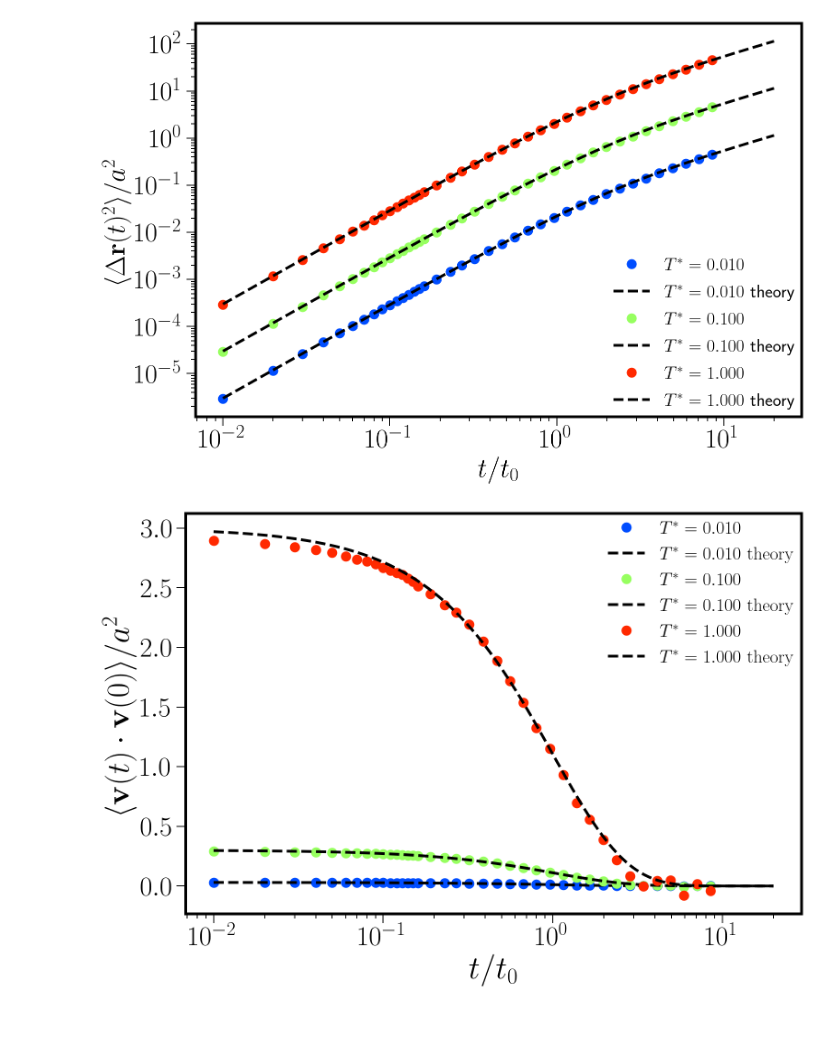
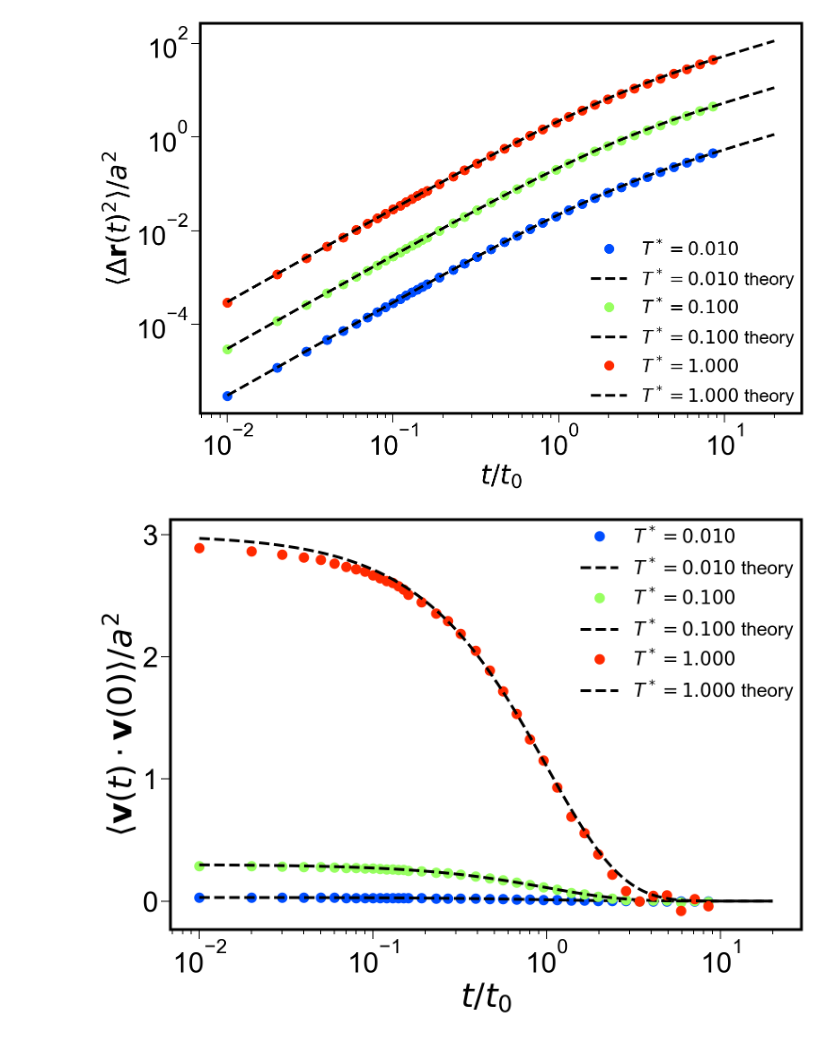
Before and after one commit to TakeshiKawasaki/2023-simulation-training, a Jupyter notebook: 2023_simulation.ipynb, the cells around one changed output. Drawn from its saved outputs; the diff is of its cells as text; code cells hidden in the pictures.

```diff
--- a/2023_simulation.ipynb
+++ b/2023_simulation.ipynb
@@ -376,7 +342,11 @@ import matplotlib.pyplot as plt
 import matplotlib.cm as cm  # colormap
 import numpy as np
 import math
-plt.rcParams["text.usetex"] =True
+# plt.rcParams["text.usetex"] =True
+
+plt.rcParams['font.family'] = 'Arial' #使用するフォント名
+plt.rcParams["font.size"] = 40
+
 fig = plt.figure(figsize=(12,8))
 temp=[0.01,0.1,1]
 
@@ -409,7 +379,7 @@ plt.subplots_adjust(wspace=0.5, hspace=0.25)
 plt.savefig('./Lecture5/msd.pdf')
 plt.show()
 # %% [output]
-[figure, old version]
+[figure, new version]
 # %%
 #第4回自主課題 (3)
 import matplotlib
@@ -419,37 +389,41 @@ import matplotlib.pyplot as plt
 import matplotlib.cm as cm  # colormap
 import numpy as np
 import math
-plt.rcParams["text.usetex"] =True
+# plt.rcParams["text.usetex"] =True
+
+plt.rcParams['font.family'] = 'Arial' #使用するフォント名
+plt.rcParams["font.size"] = 40
+
 fig = plt.figure(figsize=(12,8))
 temp=[0.01,0.1,1]
 
 ax1 = fig.add_subplot(111)
 for i in range(0,3):
     t,msd= np.loadtxt("./Lecture5/corr_dt0.010T{:.3f}.dat".format(temp[i]), comments='#', unpack=True)
     plt.plot(t,msd, "o" ,markersize=10,color=cm.jet(0.2+i/3),label=r"$T^*={:.3f}$".format(temp[i]))
 
     t= np.linspace(0.01, 20, 10000)
     f= 3*temp[i]*(np.exp(-t))
     plt.plot(t,f, "--",markersize=3,linewidth = 3.0, color="k", label=r"$T^*={:.3f}$ theory".format(temp[i]))
 
 plt.xscale('log')
 plt.yscale('linear')
 
 plt.tick_params(which='major',width = 1, length = 10)
 plt.tick_params(which='minor',width = 1, length = 5)
 ax1.spines['top'].set_linewidth(3)
 ax1.spines['bottom'].set_linewidth(3)
 ax1.spines['left'].set_linewidth(3)
 ax1.spines['right'].set_linewidth(3)
 plt.xlabel(r"$t/t_0$",color='k', size=35)
 plt.ylabel(r"$\langle \mathbf{v}(t)\cdot \mathbf{v}(0)\rangle/a^2$",color='k', size=35)
 plt.xticks(color='k', size=30)
 plt.yticks(color='k', size=30)
 
 plt.legend(ncol=1, loc=1, borderaxespad=0, fontsize=20,frameon=False)
 #################################
 plt.subplots_adjust(wspace=0.5, hspace=0.25)
 plt.savefig('./Lecture5/corr.pdf')
 plt.show()
 # %% [output]
-[figure, old version]
+[figure, new version]
```
Also changed, not shown: parts of 5 cells of this notebook.
